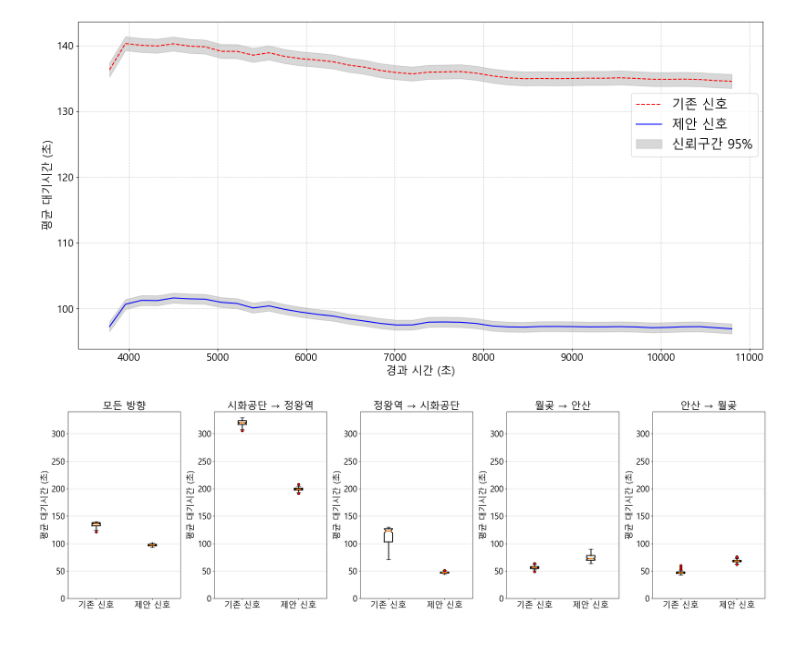
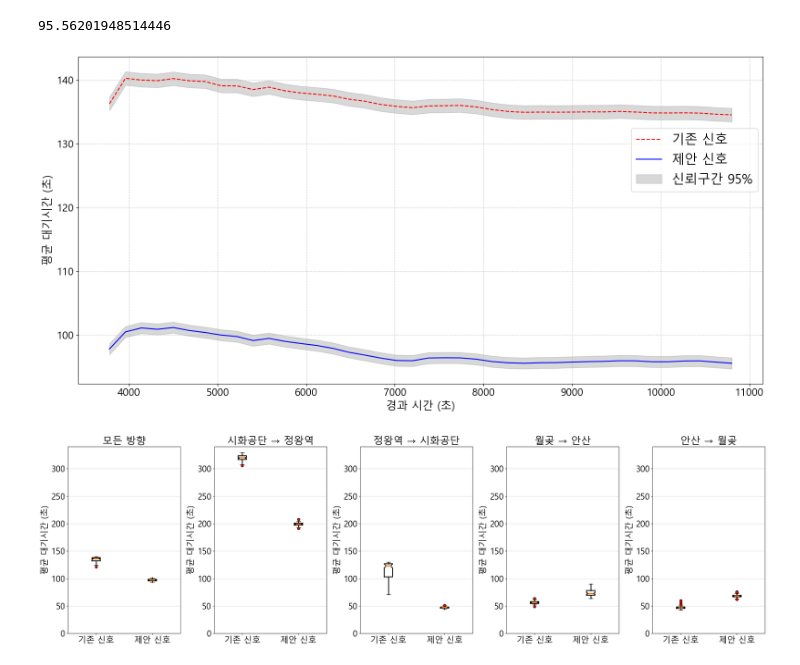
Before and after one commit to pjh09050/Graduation-research, a Jupyter notebook: 3_hour_퇴근/graph.ipynb, the cells around one changed output. Drawn from its saved outputs; the diff is of its cells as text; code cells hidden in the pictures.

```diff
--- a/3_hour_퇴근/graph.ipynb
+++ b/3_hour_퇴근/graph.ipynb
@@ -5,7 +5,7 @@ import matplotlib.pyplot as plt
 plt.rc('font', family='Malgun Gothic')
 
 df_current = pd.read_csv('퇴근_기존 신호 시뮬레이션 결과.csv')
-df_pso = pd.read_csv('퇴근_PSO 1 신호 시뮬레이션 결과.csv')
+df_pso = pd.read_csv('퇴근_PSO 3 신호 시뮬레이션 결과.csv')
 
 current_datasets = df_current.iloc[:,1:].values.tolist()
 pso_datasets = df_pso.iloc[:,1:].values.tolist()
@@ -41,36 +41,37 @@ for i in range(n):
     margin_errors_pso = [z * (std_dev / np.sqrt(n)) for std_dev in std_devs_pso]
 
     # Calculate the combined confidence interval (for the mean of 'PSO' datasets)
     combined_mean_pso = np.mean(means_pso)
+
     combined_margin_error_pso = np.sqrt(np.sum([error ** 2 for error in margin_errors_pso]) / len(pso_datasets))
 
     upper_combined_pso[i] = combined_mean_pso + combined_margin_error_pso
     lower_combined_pso[i] = combined_mean_pso - combined_margin_error_pso
-
+print(combined_mean_pso)
 plt.figure(figsize=(16, 8))
 # Plot 'current' datasets
 # for i, dataset in enumerate(current_datasets):
 #     plt.plot(range(n), dataset, label=f'Current Dataset {i + 1}', linestyle='dashed')
 
 # Plot 'PSO' datasets
 # for i, dataset in enumerate(pso_datasets):
 #     plt.plot(range(n), dataset, label=f'PSO Dataset {i + 1}')
-
 plt.plot(np.linspace(3780, 10800, 40), [(np.mean([dataset[i] for dataset in current_datasets])) for i in range(n)], label='기존 신호', color='red', linestyle = '--')
 plt.plot(np.linspace(3780, 10800, 40), [(np.mean([dataset[i] for dataset in pso_datasets])) for i in range(n)], label='제안 신호', color='blue')
 plt.fill_between(np.linspace(3780, 10800, 40), lower_combined_current, upper_combined_current, alpha=0.3, color='gray', label='신뢰구간 95%')
 plt.fill_between(np.linspace(3780, 10800, 40), lower_combined_pso, upper_combined_pso, alpha=0.3, color='gray')
 
 plt.xticks(fontsize=16)
 plt.yticks(fontsize=16)
 plt.legend(fontsize=20, loc='upper center', bbox_to_anchor=(0.9, 0.8))
 plt.xlabel('경과 시간 (초)', fontsize=17)
 plt.ylabel('평균 대기시간 (초)', fontsize=17)
 plt.grid(True, linestyle='--', alpha=0.6)
 plt.tight_layout()
 plt.show()
 # %% [output]
+95.56201948514446
-[figure, old version]
+[figure, new version]
 # %%
 import pandas as pd
 import matplotlib.pyplot as plt
```
Also changed, not shown: 37 other files.
